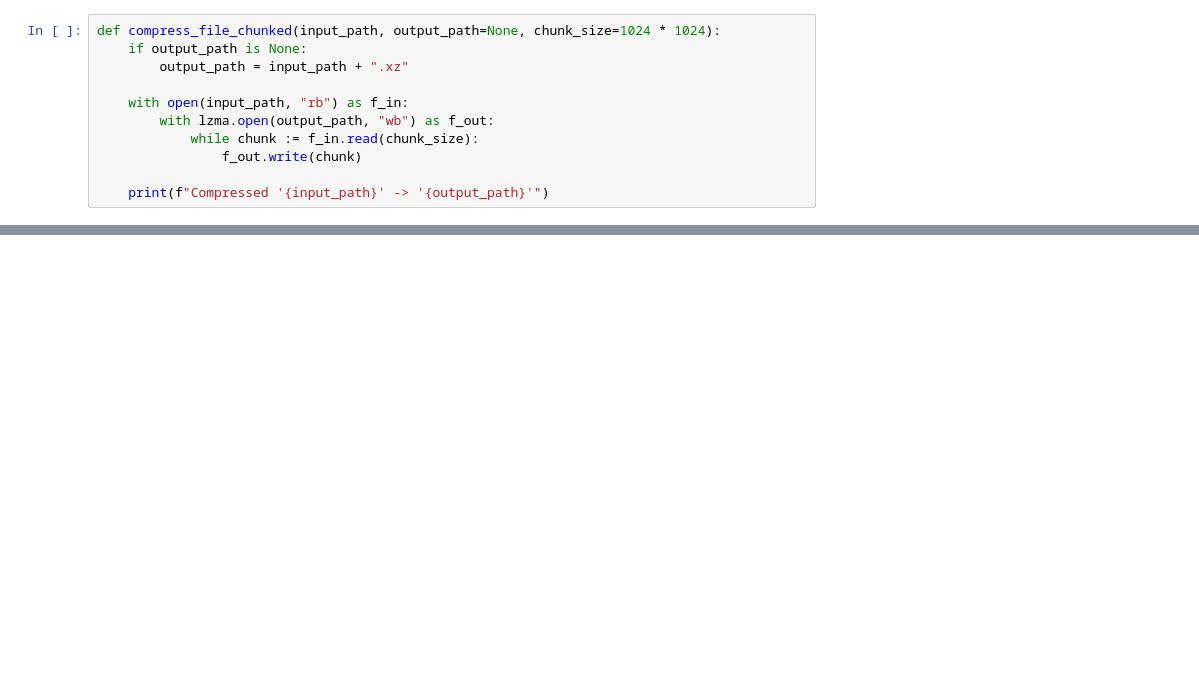
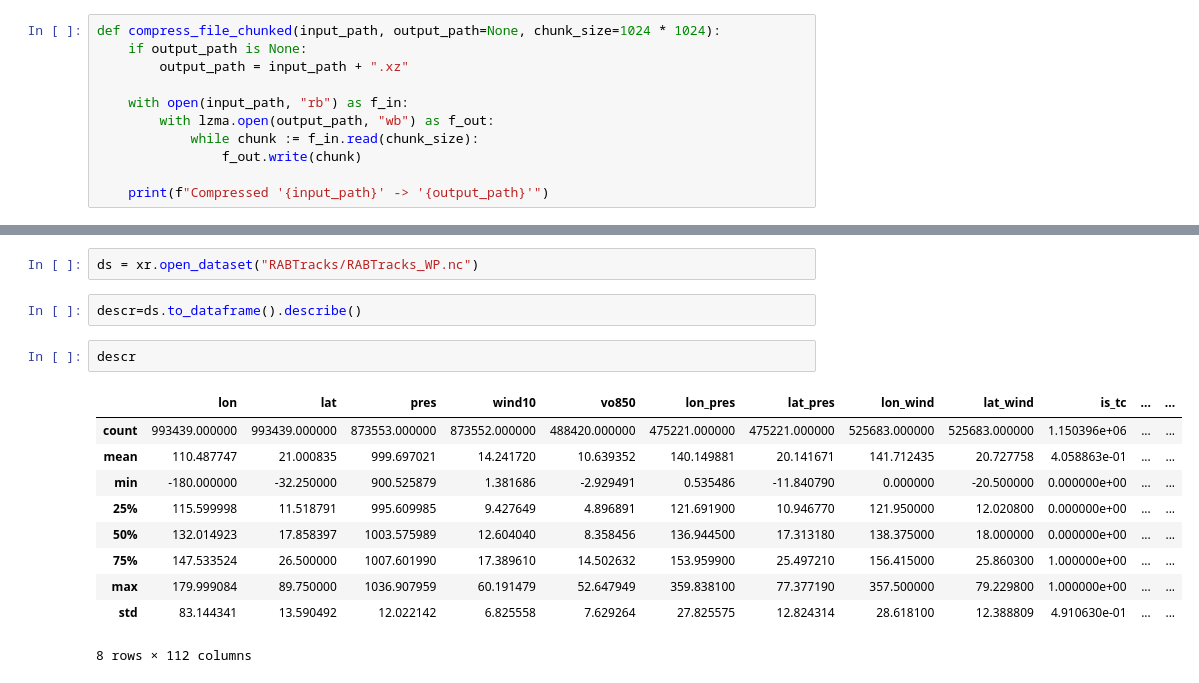
Before and after one commit to Huracan-project/RABTracks, a Jupyter notebook: 2_build_RABTracks.ipynb, the cells around one changed output, grey strips where cells are left out. Drawn from its saved outputs; the diff is of its cells as text; blank space fills up the shorter version.

```diff
--- a/2_build_RABTracks.ipynb
+++ b/2_build_RABTracks.ipynb
@@ -412,0 +423,17 @@ Compressed 'RABTracks/RABTracks_WP.nc' -> 'RABTracks/RABTracks_WP.nc.xz'
+# %%
+ds = xr.open_dataset("RABTracks/RABTracks_WP.nc")
+# %%
+descr=ds.to_dataframe().describe()
+# %%
+descr
+# %% [output]
+|  | lon | lat | pres | wind10 | vo850 | lon_pres | lat_pres | lon_wind | lat_wind | is_tc | ... | ... |
+| count | 993439.000000 | 993439.000000 | 873553.000000 | 873552.000000 | 488420.000000 | 475221.000000 | 475221.000000 | 525683.000000 | 525683.000000 | 1.150396e+06 | ... | ... |
+| mean | 110.487747 | 21.000835 | 999.697021 | 14.241720 | 10.639352 | 140.149881 | 20.141671 | 141.712435 | 20.727758 | 4.058863e-01 | ... | ... |
+| min | -180.000000 | -32.250000 | 900.525879 | 1.381686 | -2.929491 | 0.535486 | -11.840790 | 0.000000 | -20.500000 | 0.000000e+00 | ... | ... |
+| 25% | 115.599998 | 11.518791 | 995.609985 | 9.427649 | 4.896891 | 121.691900 | 10.946770 | 121.950000 | 12.020800 | 0.000000e+00 | ... | ... |
+| 50% | 132.014923 | 17.858397 | 1003.575989 | 12.604040 | 8.358456 | 136.944500 | 17.313180 | 138.375000 | 18.000000 | 0.000000e+00 | ... | ... |
+| 75% | 147.533524 | 26.500000 | 1007.601990 | 17.389610 | 14.502632 | 153.959900 | 25.497210 | 156.415000 | 25.860300 | 1.000000e+00 | ... | ... |
+| max | 179.999084 | 89.750000 | 1036.907959 | 60.191479 | 52.647949 | 359.838100 | 77.377190 | 357.500000 | 79.229800 | 1.000000e+00 | ... | ... |
+| std | 83.144341 | 13.590492 | 12.022142 | 6.825558 | 7.629264 | 27.825575 | 12.824314 | 28.618100 | 12.388809 | 4.910630e-01 | ... | ... |
+8 rows × 112 columns
```
Also changed, not shown: parts of 1 cell of this notebook, 2 other files.
